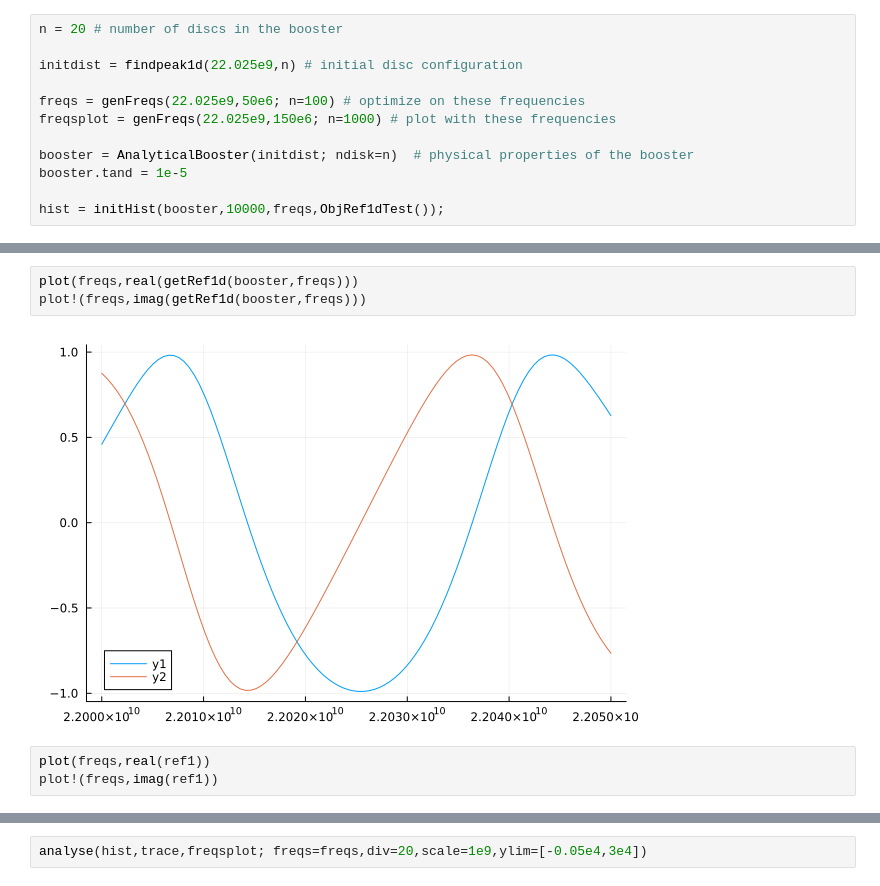
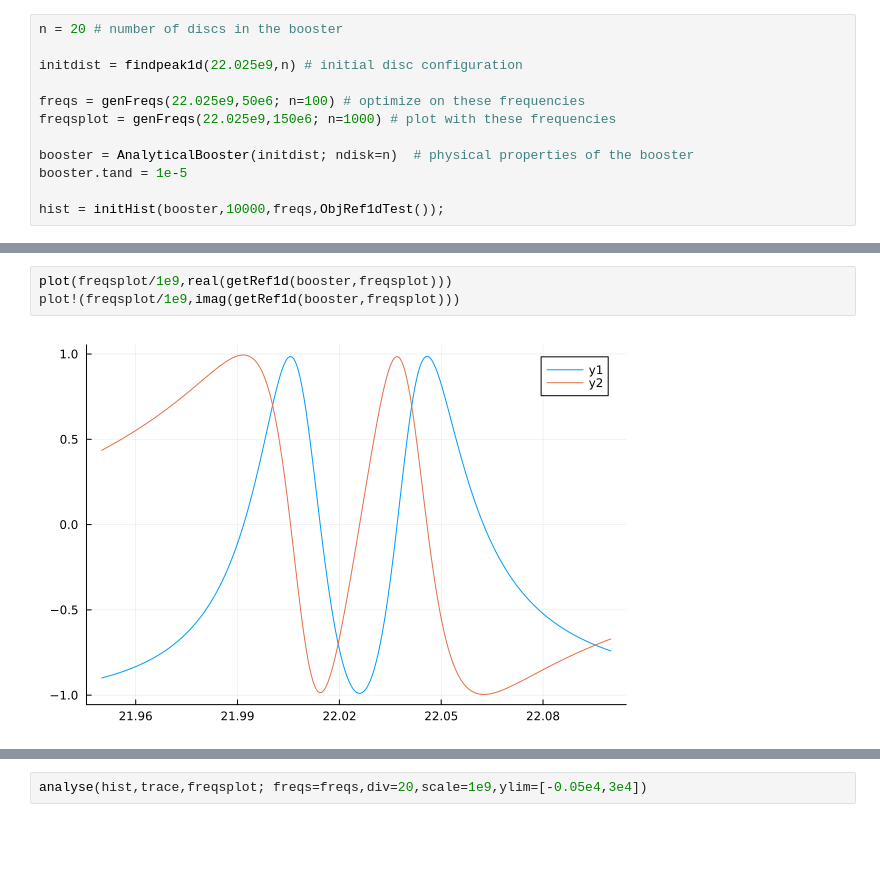
Before and after one commit to bergermann/Dragoon.jl, a Jupyter notebook: examples/20 discs, NM Ref Min.ipynb, the cells around one changed output, grey strips where cells are left out. Saved outputs shown, nothing was run; the diff lists cells and outputs as text; blank space fills up the shorter version.

```diff
--- a/examples/20 discs, NM Ref Min.ipynb
+++ b/examples/20 discs, NM Ref Min.ipynb
@@ -82,10 +76,7 @@ plot(freqsplot/1e9,abs.(getRef1d(booster,freqsplot)))
 # %%
-plot(freqs,real(getRef1d(booster,freqs)))
-plot!(freqs,imag(getRef1d(booster,freqs)))
+plot(freqsplot/1e9,real(getRef1d(booster,freqsplot)))
+plot!(freqsplot/1e9,imag(getRef1d(booster,freqsplot)))
 # %% [output]
-[figure, old version]
+[figure, new version]
-# %%
-plot(freqs,real(ref1))
-plot!(freqs,imag(ref1))
 # %%
 scatter(pos2dist(booster.pos))
```
Also changed, not shown: parts of 5 cells of this notebook, 4 other files.
